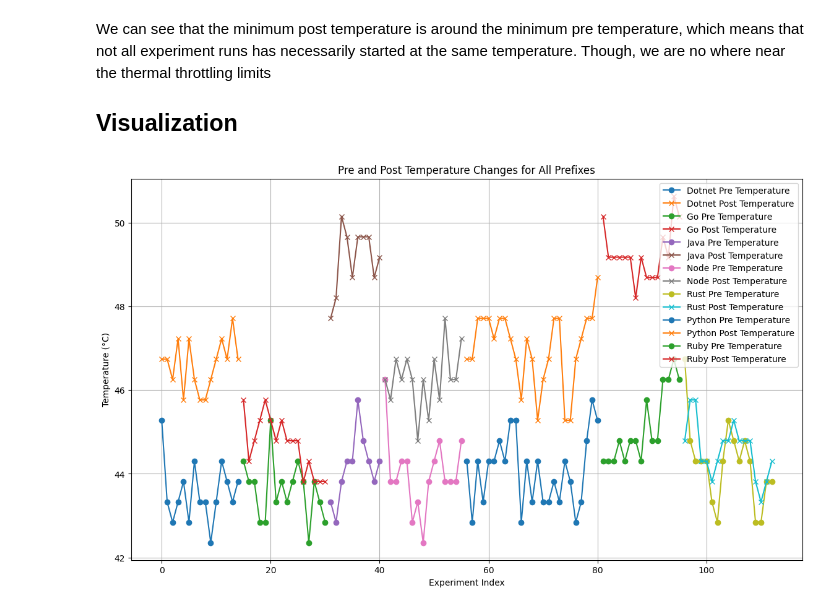
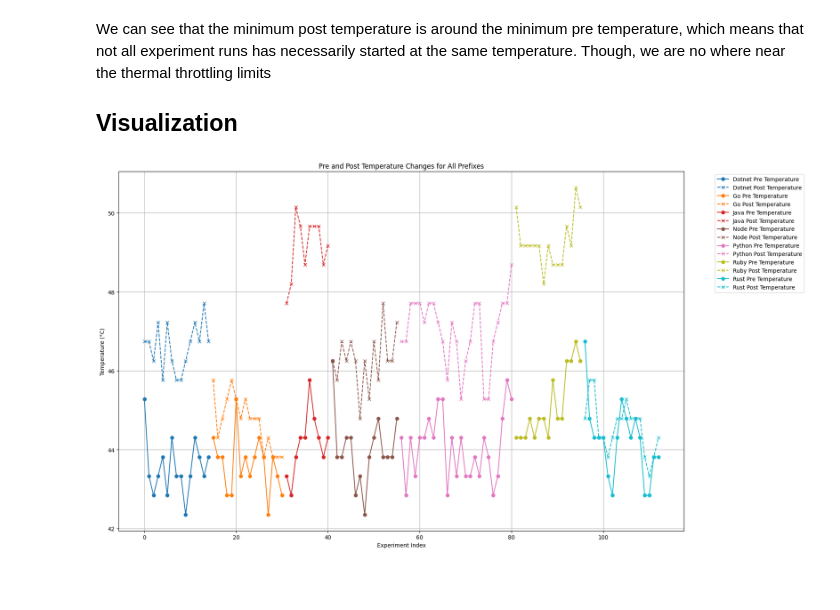
Before and after one commit to 3-1-research-project/codebase, a Jupyter notebook: frontend-experiment/analysis/temperature.ipynb, the cells around one changed output. Saved outputs shown, nothing was run; the diff lists cells and outputs as text; code cells hidden in the pictures; blank space fills up the shorter version.

Commit message:
Finalized temperature data analysis

```diff
--- a/frontend-experiment/analysis/temperature.ipynb
+++ b/frontend-experiment/analysis/temperature.ipynb
@@ -101,31 +101,22 @@ We can see that the minimum post temperature is around the minimum pre temperatu
 
 ## Visualization
 # %%
-import matplotlib.pyplot as plt
+plt.figure(figsize=(18, 10))  # Increase figure size for more space
 
-# Extract unique prefixes from the keys
-prefixes = set(key.split('-')[0] for key in data.keys())
+for prefix in prefixes:
+    indices = [i for i, key in enumerate(data.keys()) if key.startswith(prefix)]
+    filtered_data = pd_data.iloc[indices]
+    plt.plot(filtered_data.index, filtered_data[pd_pre_temperature_key],
+             label=f'{prefix.capitalize()} Pre Temperature', marker='o', color=prefix_color_map[prefix], linestyle='-')
+    plt.plot(filtered_data.index, filtered_data[pd_post_temperature_key],
+             label=f'{prefix.capitalize()} Post Temperature', marker='x', color=prefix_color_map[prefix], linestyle='--')
 
-# Initialize the plot
-plt.figure(figsize=(14, 8))
-
-# Plot data for each prefix
-for prefix in prefixes:
-    # Filter data for the current prefix
-    filtered_data = pd_data.loc[[key.startswith(prefix) for key in data.keys()]]
-
-    # Plot pre and post temperatures
-    plt.plot(filtered_data.index, filtered_data[pd_pre_temperature_key], label=f'{prefix.capitalize()} Pre Temperature', marker='o')
-    plt.plot(filtered_data.index, filtered_data[pd_post_temperature_key], label=f'{prefix.capitalize()} Post Temperature', marker='x')
-
-# Add labels, title, and legend
 plt.xlabel('Experiment Index')
 plt.ylabel('Temperature (°C)')
 plt.title('Pre and Post Temperature Changes for All Prefixes')
-plt.legend()
+plt.legend(bbox_to_anchor=(1.05, 1), loc='upper left')  # Move legend outside plot
 plt.grid(True)
-
-# Show the plot
+plt.tight_layout()
 plt.show()
 # %% [output]
-[figure, old version]
+[figure, new version]
```
